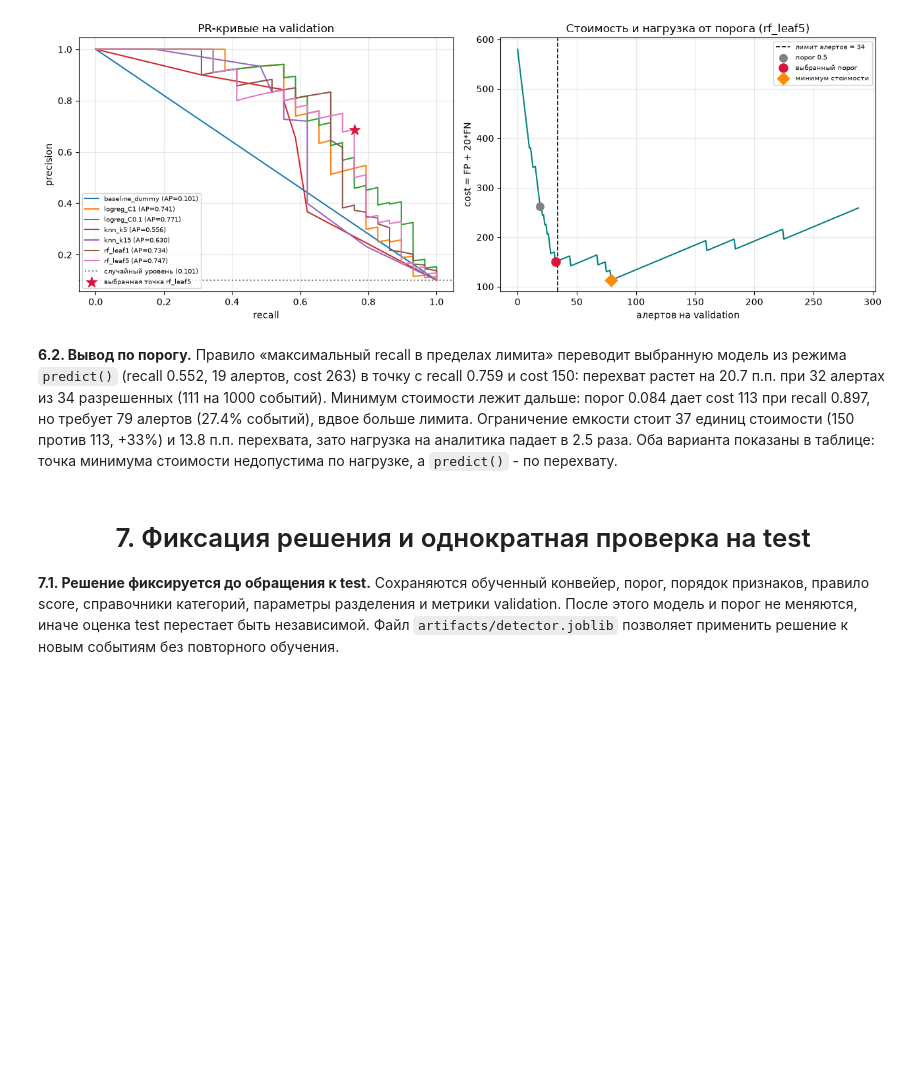
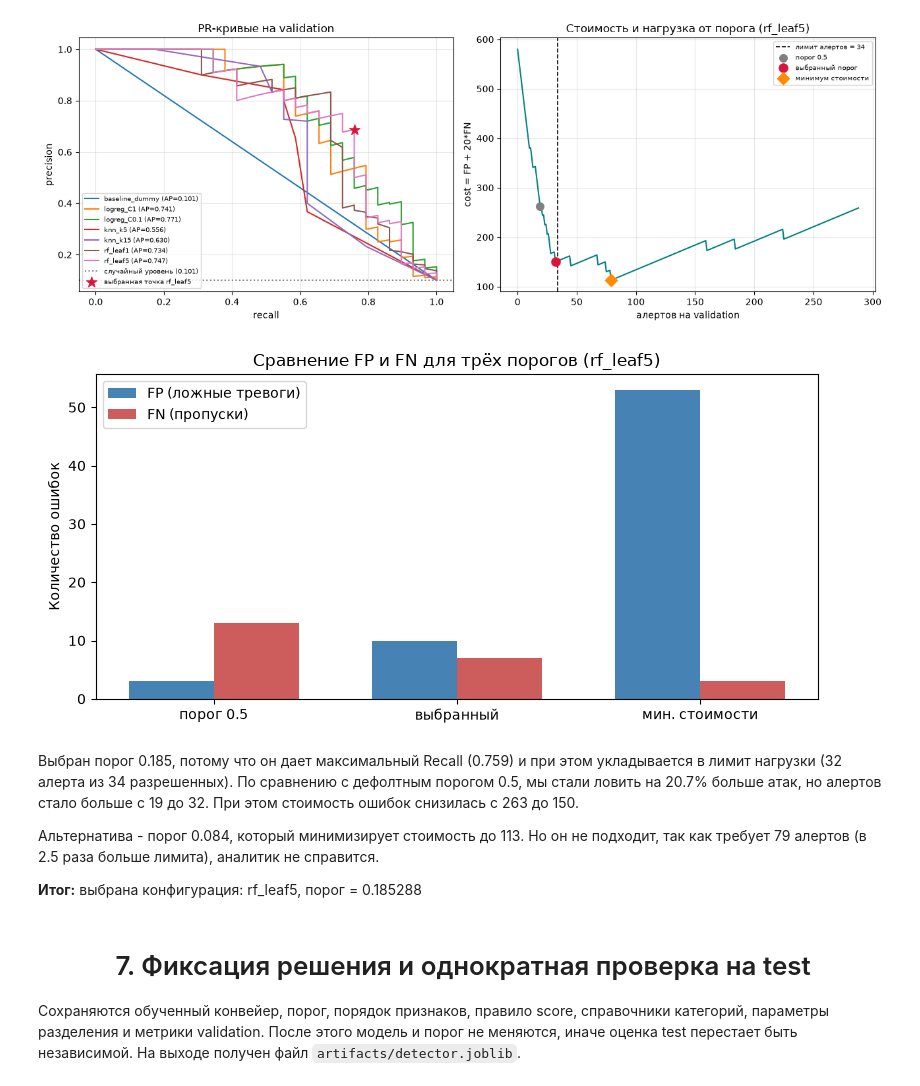
Before and after one commit to al1ccce/medved02, a Jupyter notebook: lab02.ipynb, the cells around one changed output. Drawn from its saved outputs; the diff is of its cells as text; code cells hidden in the pictures; blank space fills up the shorter version.

```diff
--- a/lab02.ipynb
+++ b/lab02.ipynb
@@ -872,14 +877,38 @@ plt.savefig(ARTIFACTS / 'validation_pr_and_cost.png', dpi=130)
 plt.show()
 # %% [output]
 [figure]
+# %%
+fig, ax = plt.subplots(figsize=(8, 4))
+x = np.arange(3)
+width = 0.35
+
+fp_vals = WORKING_POINTS['FP'].values
+fn_vals = WORKING_POINTS['FN'].values
+
+ax.bar(x - width/2, fp_vals, width, label='FP (ложные тревоги)', color='steelblue')
+ax.bar(x + width/2, fn_vals, width, label='FN (пропуски)', color='indianred')
+
+ax.set_xticks(x)
+ax.set_xticklabels(['порог 0.5', 'выбранный', 'мин. стоимости'])
+ax.set_ylabel('Количество ошибок')
+ax.set_title('Сравнение FP и FN для трёх порогов (rf_leaf5)')
+ax.legend()
+plt.tight_layout()
+plt.show()
+# %% [output]
+[figure, added]
 # %% [markdown]
-**6.2. Вывод по порогу.** Правило «максимальный recall в пределах лимита» переводит выбранную модель из режима `predict()` (recall 0.552, 19 алертов, cost 263) в точку с recall 0.759 и cost 150: перехват растет на 20.7 п.п. при 32 алертах из 34 разрешенных (111 на 1000 событий). Минимум стоимости лежит дальше: порог 0.084 дает cost 113 при recall 0.897, но требует 79 алертов (27.4% событий), вдвое больше лимита. Ограничение емкости стоит 37 единиц стоимости (150 против 113, +33%) и 13.8 п.п. перехвата, зато нагрузка на аналитика падает в 2.5 раза. Оба варианта показаны в таблице: точка минимума стоимости недопустима по нагрузке, а `predict()` - по перехвату.
+Выбран порог 0.185, потому что он дает максимальный Recall (0.759) и при этом укладывается в лимит нагрузки (32 алерта из 34 разрешенных). По сравнению с дефолтным порогом 0.5, мы стали ловить на 20.7% больше атак, но алертов стало больше с 19 до 32. При этом стоимость ошибок снизилась с 263 до 150.
+
+Альтернатива - порог 0.084, который минимизирует стоимость до 113. Но он не подходит, так как требует 79 алертов (в 2.5 раза больше лимита), аналитик не справится.
+
+**Итог:** выбрана конфигурация: rf_leaf5, порог = 0.185288
 # %% [markdown]
 <div align="center">
 <h1>7. Фиксация решения и однократная проверка на test</h1>
 </div>
 
-**7.1. Решение фиксируется до обращения к test.** Сохраняются обученный конвейер, порог, порядок признаков, правило score, справочники категорий, параметры разделения и метрики validation. После этого модель и порог не меняются, иначе оценка test перестает быть независимой. Файл `artifacts/detector.joblib` позволяет применить решение к новым событиям без повторного обучения.
+Сохраняются обученный конвейер, порог, порядок признаков, правило score, справочники категорий, параметры разделения и метрики validation. После этого модель и порог не меняются, иначе оценка test перестает быть независимой. На выходе получен файл `artifacts/detector.joblib`.
 # %%
 import joblib
 
```
Also changed, not shown: parts of 18 cells of this notebook.
